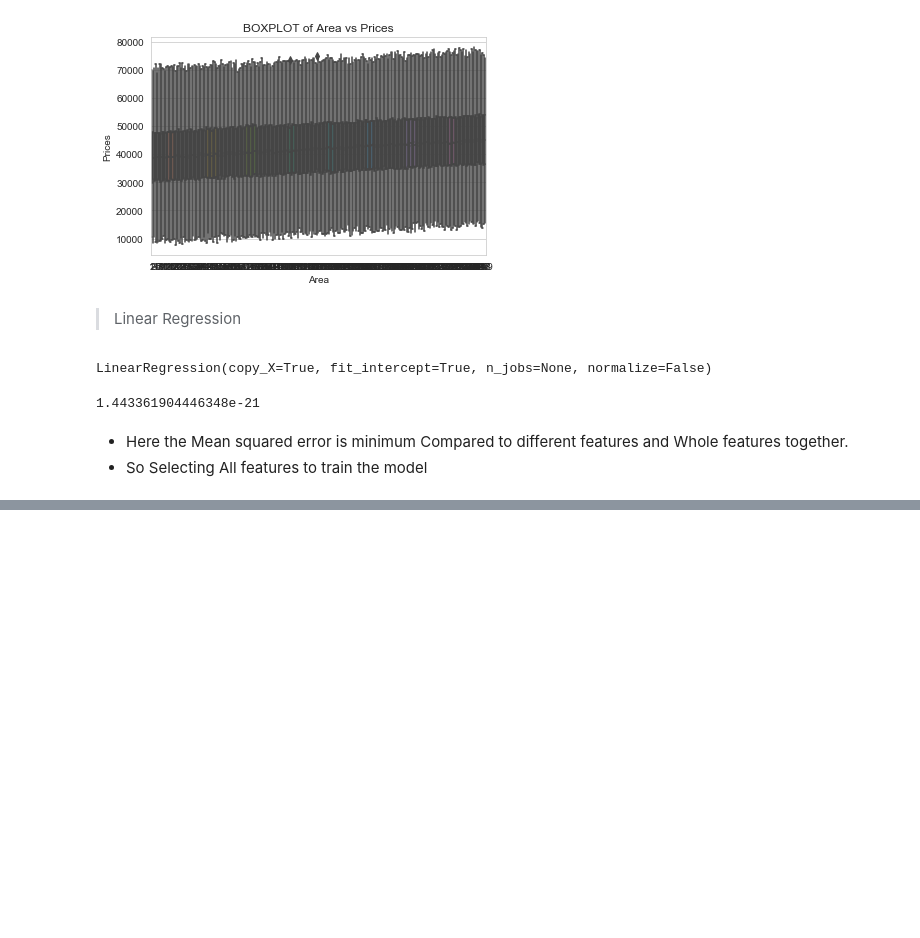
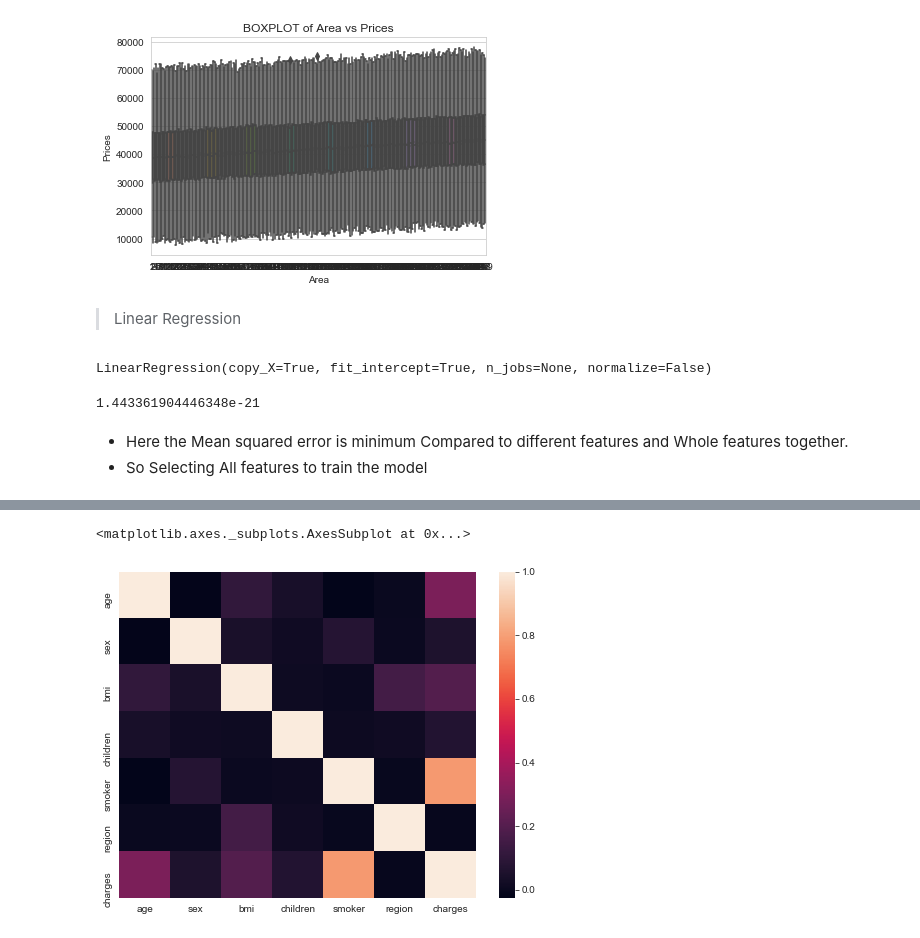
Before and after one commit to iausteenlova/ML-Supervised, a Jupyter notebook: Linear_model/Linear Regression.ipynb, the cells around one changed output, grey strips where cells are left out. Drawn from its saved outputs; the diff is of its cells as text; code cells hidden in the pictures; blank space fills up the shorter version.

```diff
--- a/Linear_model/Linear Regression.ipynb
+++ b/Linear_model/Linear Regression.ipynb
@@ -99,0 +294,12 @@ MSE
+# %%
+#sex
+le.fit(data.sex.drop_duplicates())
+data.sex = le.transform(data.sex)
+# %%
+# smoker or not
+le.fit(data.smoker.drop_duplicates())
+data.smoker = le.transform(data.smoker)
+# %%
+#region
+le.fit(data.region.drop_duplicates())
+data.region = le.transform(data.region)
@@ -99,0 +317,10 @@ MSE
+# %%
+# plt.figure(figsize = (8,6))
+corr = data.corr()
+# %%
+plt.figure(figsize = (8,6))
+sns.heatmap(corr,mask=np.zeros_like(corr,dtype=np.bool))
+# cmap = sns.diverging_palette(240,10,as_cmap = True)
+# %% [output]
+<matplotlib.axes._subplots.AxesSubplot at 0x...>
+[figure, added]
```
Also changed, not shown: parts of 53 cells of this notebook.
